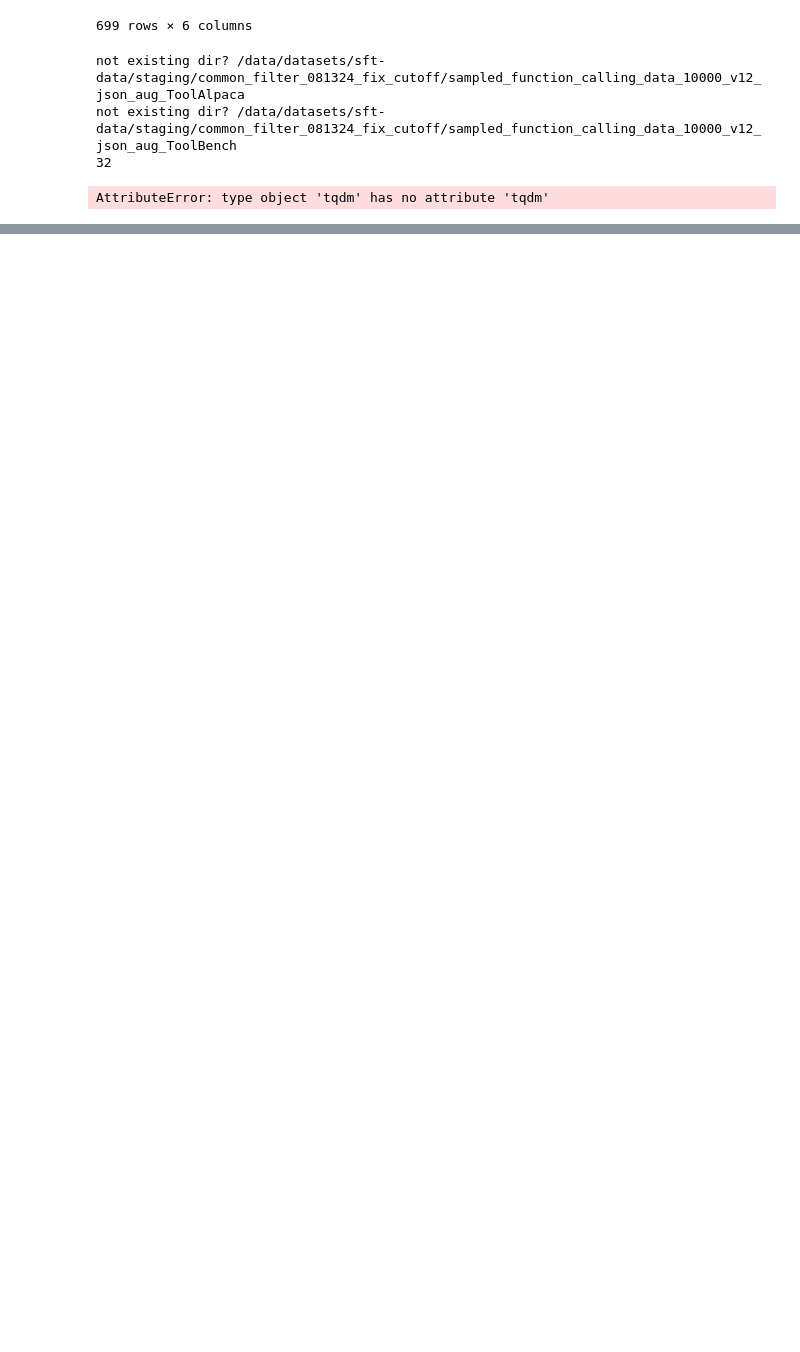
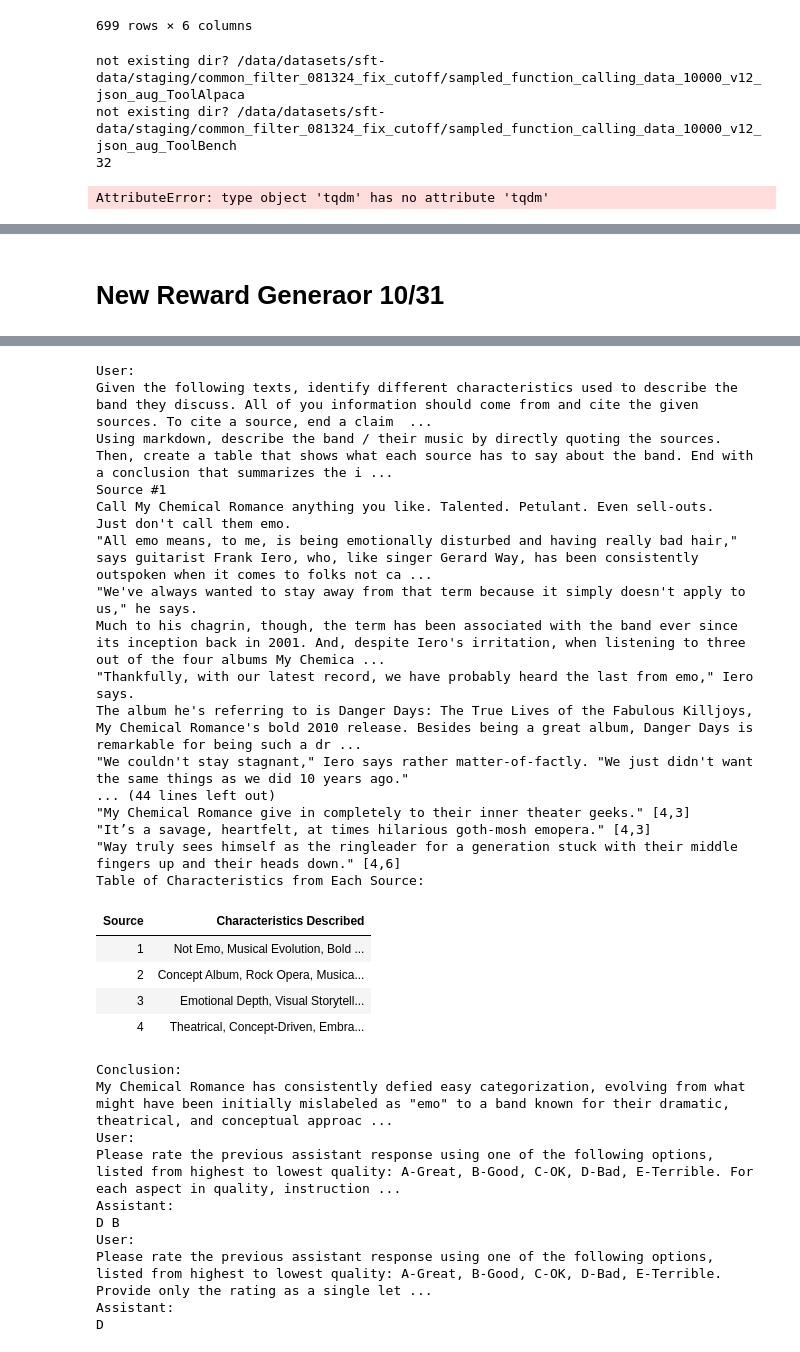
Before and after one commit to yuchenhe-xai/yccolab, a Jupyter notebook: 241015_exp_runs_rubrics.ipynb, the cells around one changed output, grey strips where cells are left out. Cells and saved outputs as stored; diff of their text form; code cells hidden in the pictures; blank space fills up the shorter version.

```diff
--- a/241015_exp_runs_rubrics.ipynb
+++ b/241015_exp_runs_rubrics.ipynb
@@ -3040,0 +3128,2 @@ CancelledError:
+# %% [markdown]
+# New Reward Generaor 10/31
@@ -3040,0 +3522,21 @@ CancelledError:
+# %%
+data_path = "/data/datasets/preferences-v2/raw/renew/surge_finegrain_api_1/part-00000-of-00001.parquet"
+data = utils.read_df(data_path)
+# %%
+data1 = data.iloc[4].to_dict()
+data1 = {k: v.tolist() if isinstance(v, np.ndarray) else v for k, v in data1.items()}
+# data1
+# %%
+example = copy.deepcopy(data1)
+
+client = SamplingClient()
+g = ContextualRewardGenerator()
+g.initialize(client=client, model=DEFAULT_MODEL)
+g.rubrics_type = RubricType.ASPECT
+
+conversation, convo_loss_mask, rubrics = await g.create_contextual_messages(example=example, include_reference="B")
+# display_conversation(example['conversation'], example["conv_loss_mask"])
+
+# print(json.dumps(conversation, indent=2))
+display_conversation(conversation, convo_loss_mask)
+# %% [output]
@@ -3040,0 +3544,32 @@ CancelledError:
+User:
+Given the following texts, identify different characteristics used to describe the band they discuss. All of you information should come from and cite the given sources. To cite a source, end a claim  ...
+Using markdown, describe the band / their music by directly quoting the sources. Then, create a table that shows what each source has to say about the band. End with a conclusion that summarizes the i ...
+Source #1
+Call My Chemical Romance anything you like. Talented. Petulant. Even sell-outs.
+Just don't call them emo.
+"All emo means, to me, is being emotionally disturbed and having really bad hair," says guitarist Frank Iero, who, like singer Gerard Way, has been consistently outspoken when it comes to folks not ca ...
+"We've always wanted to stay away from that term because it simply doesn't apply to us," he says.
+Much to his chagrin, though, the term has been associated with the band ever since its inception back in 2001. And, despite Iero's irritation, when listening to three out of the four albums My Chemica ...
+"Thankfully, with our latest record, we have probably heard the last from emo," Iero says.
+The album he's referring to is Danger Days: The True Lives of the Fabulous Killjoys, My Chemical Romance's bold 2010 release. Besides being a great album, Danger Days is remarkable for being such a dr ...
+"We couldn't stay stagnant," Iero says rather matter-of-factly. "We just didn't want the same things as we did 10 years ago."
+... (44 lines left out)
+"My Chemical Romance give in completely to their inner theater geeks." [4,3]
+"It’s a savage, heartfelt, at times hilarious goth-mosh emopera." [4,3]
+"Way truly sees himself as the ringleader for a generation stuck with their middle fingers up and their heads down." [4,6]
+Table of Characteristics from Each Source:
+| Source | Characteristics Described |
+| 1 | Not Emo, Musical Evolution, Bold ... |
+| 2 | Concept Album, Rock Opera, Musica... |
+| 3 | Emotional Depth, Visual Storytell... |
+| 4 | Theatrical, Concept-Driven, Embra... |
+Conclusion:
+My Chemical Romance has consistently defied easy categorization, evolving from what might have been initially mislabeled as "emo" to a band known for their dramatic, theatrical, and conceptual approac ...
+User:
+Please rate the previous assistant response using one of the following options, listed from highest to lowest quality: A-Great, B-Good, C-OK, D-Bad, E-Terrible. For each aspect in quality, instruction ...
+Assistant:
+D B
+User:
+Please rate the previous assistant response using one of the following options, listed from highest to lowest quality: A-Great, B-Good, C-OK, D-Bad, E-Terrible. Provide only the rating as a single let ...
+Assistant:
+D
```
Also changed, not shown: parts of 27 cells of this notebook.
